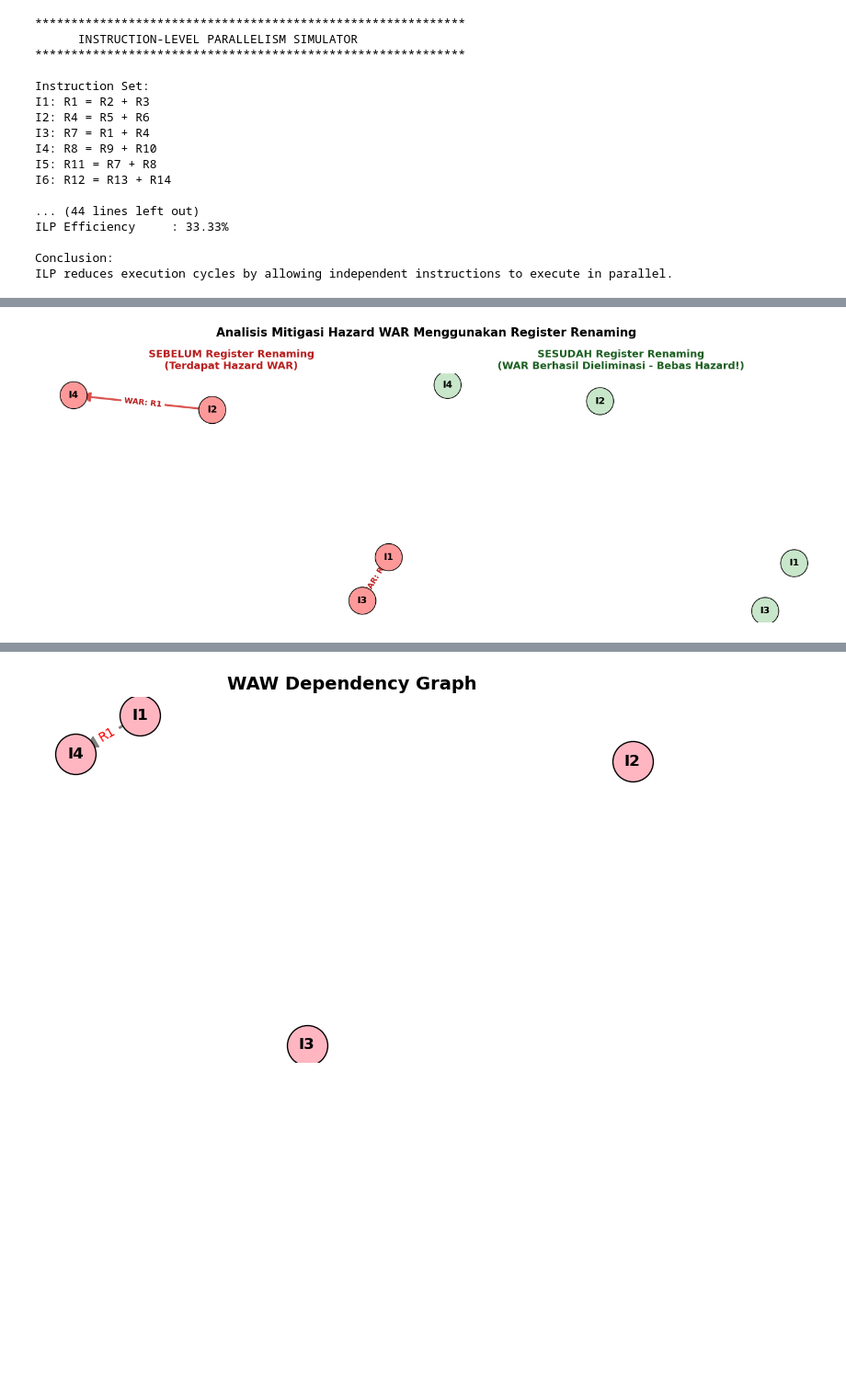
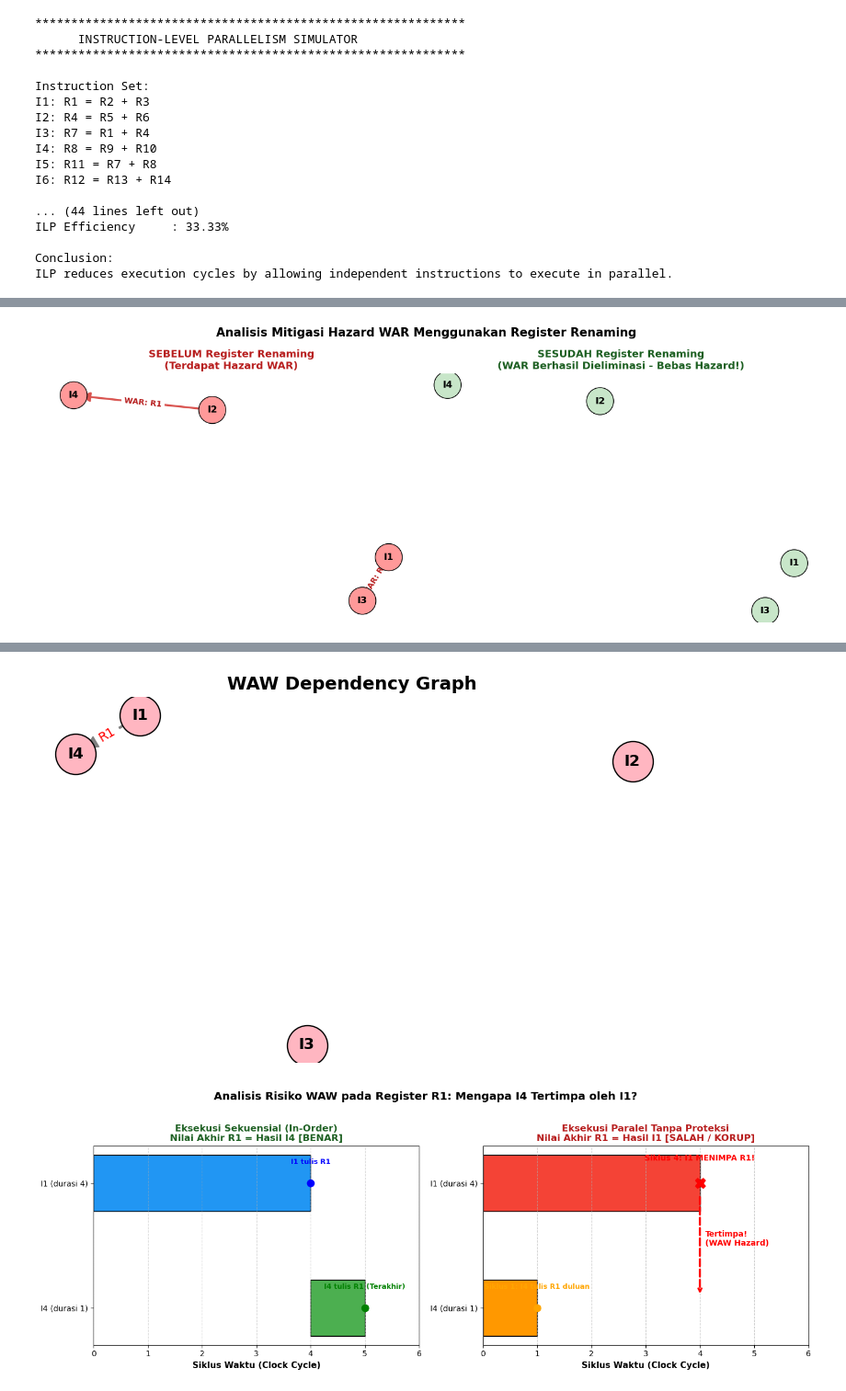
Before and after one commit to bintangmullyaa/Data-Hazard, a Jupyter notebook: ILP.ipynb, the cells around one changed output, grey strips where cells are left out. Shown at 92% size. Saved outputs shown, nothing was run; the diff lists cells and outputs as text; code cells hidden in the pictures; blank space fills up the shorter version.

```diff
--- a/ILP.ipynb
+++ b/ILP.ipynb
@@ -238,10 +238,10 @@ ILP Efficiency     : 33.33%
 Conclusion:
 ILP reduces execution cycles by allowing independent instructions to execute in parallel.
 # %%
+import copy
+from dataclasses import dataclass
 import matplotlib.pyplot as plt
 import networkx as nx
-from dataclasses import dataclass
-import copy
 
 @dataclass
 class Instruction:
@@ -298,31 +298,23 @@ def get_waw_dependencies(instructions):
 # -------------------------------------------------
 
 def apply_register_renaming_for_war(instructions):
-    """
-    Mengeliminasi WAR hazard dengan mengubah register tujuan yang berkonflik
-    (Register Renaming / Register Alias Table).
-    """
     renamed = [copy.deepcopy(inst) for inst in instructions]
     renamed_registers = {}
     rename_counter = 1
 
-    # Deteksi dependensi WAR
     war_deps = get_war_dependencies(renamed)
 
     for u_name, v_name, reg in war_deps:
         for idx in range(len(renamed)):
-            # Temukan instruksi v (penulis baru) yang memicu WAR pada register tersebut
             if renamed[idx].name == v_name and renamed[idx].destination == reg and (v_name, reg) not in renamed_registers:
                 new_reg = f"{reg}_renamed{rename_counter}"
                 renamed_registers[(v_name, reg)] = new_reg
                 renamed[idx].destination = new_reg
                 rename_counter += 1
 
-                # Perbarui instruksi berikutnya yang membaca hasil tulisan baru ini
                 for k in range(idx + 1, len(renamed)):
                     if reg in renamed[k].sources:
                         renamed[k].sources = [new_reg if s == reg else s for s in renamed[k].sources]
-                    # Hentikan jika register ditimpa kembali
                     if renamed[k].destination == reg:
                         break
 
@@ -357,12 +349,8 @@ def plot_dependency_graph(instructions, dep_type, dependencies, color):
     plt.show()
 
 def plot_war_comparison(orig_instructions, renamed_instructions, war_before, war_after):
-    """
-    Menampilkan grafik perbandingan SEBELUM vs SESUDAH Register Renaming pada WAR.
-    """
     fig, (ax1, ax2) = plt.subplots(1, 2, figsize=(14, 5.5))
 
-    # 1. Graf Sebelum Renaming
     G_before = nx.DiGraph()
     for inst in orig_instructions:
         G_before.add_node(inst.name)
@@ -383,7 +371,6 @@ def plot_war_comparison(orig_instructions, renamed_instructions, war_before, war
     ax1.set_title("SEBELUM Register Renaming\n(Terdapat Hazard WAR)", fontsize=13, fontweight='bold', color='#b71c1c')
     ax1.axis('off')
 
-    # 2. Graf Sesudah Renaming
     G_after = nx.DiGraph()
     for inst in renamed_instructions:
         G_after.add_node(inst.name)
@@ -404,6 +391,62 @@ def plot_war_comparison(orig_instructions, renamed_instructions, war_before, war
     ax2.axis('off')
 
     plt.suptitle("Analisis Mitigasi Hazard WAR Menggunakan Register Renaming", fontsize=15, fontweight='bold', y=0.98)
+    plt.tight_layout()
+    plt.show()
+
+# -------------------------------------------------
+# Visualisasi Timeline Risiko Hazard WAW
+# -------------------------------------------------
+
+def plot_waw_hazard_timeline(waw_deps):
+    """
+    Menampilkan diagram timeline eksekusi untuk menganalisis risiko WAW hazard
+    antara instruksi yang terdeteksi berkonflik.
+    """
+    u, v, reg = waw_deps[0]  # Contoh: ('I1', 'I4', 'R1')
+
+    fig, (ax1, ax2) = plt.subplots(1, 2, figsize=(14, 5))
+
+    # --- Plot 1: Eksekusi Sekuensial (In-Order / Aman) ---
+    ax1.barh(y=[f"{v} (durasi 1)", f"{u} (durasi 4)"], width=[1, 4], left=[4, 0],
+             color=['#4caf50', '#2196f3'], edgecolor='black', height=0.45)
+
+    ax1.plot(4, 1, marker='o', markersize=9, color='blue')
+    ax1.text(4, 1.15, f"{u} tulis {reg}", ha='center', fontsize=9, fontweight='bold', color='blue')
+
+    ax1.plot(5, 0, marker='o', markersize=9, color='green')
+    ax1.text(5, 0.15, f"{v} tulis {reg} (Terakhir)", ha='center', fontsize=9, fontweight='bold', color='green')
+
+    ax1.set_xlabel("Siklus Waktu (Clock Cycle)", fontsize=11, fontweight='bold')
+    ax1.set_title(f"Eksekusi Sekuensial (In-Order)\nNilai Akhir {reg} = Hasil {v} [BENAR]",
+                  fontsize=12, fontweight='bold', color='#1b5e20')
+    ax1.set_xlim(0, 6)
+    ax1.set_xticks(range(7))
+    ax1.grid(axis='x', linestyle='--', alpha=0.6)
+
+    # --- Plot 2: Eksekusi Paralel (Out-of-Order / Terjadi WAW Hazard) ---
+    ax2.barh(y=[f"{v} (durasi 1)", f"{u} (durasi 4)"], width=[1, 4], left=[0, 0],
+             color=['#ff9800', '#f44336'], edgecolor='black', height=0.45)
+
+    ax2.plot(1, 0, marker='o', markersize=9, color='orange')
+    ax2.text(1, 0.15, f"Siklus 1: {v} tulis {reg} duluan", ha='center', fontsize=9, fontweight='bold', color='orange')
+
+    ax2.plot(4, 1, marker='X', markersize=13, color='red')
+    ax2.text(4, 1.18, f"Siklus 4: {u} MENIMPA {reg}!", ha='center', fontsize=10, fontweight='bold', color='red')
+
+    ax2.annotate("", xy=(4, 0.1), xytext=(4, 0.9),
+                 arrowprops=dict(arrowstyle="->", color="red", lw=2.5, ls="--"))
+    ax2.text(4.1, 0.5, "Tertimpa!\n(WAW Hazard)", color='red', fontsize=10, fontweight='bold')
+
+    ax2.set_xlabel("Siklus Waktu (Clock Cycle)", fontsize=11, fontweight='bold')
+    ax2.set_title(f"Eksekusi Paralel Tanpa Proteksi\nNilai Akhir {reg} = Hasil {u} [SALAH / KORUP]",
+                  fontsize=12, fontweight='bold', color='#b71c1c')
+    ax2.set_xlim(0, 6)
+    ax2.set_xticks(range(7))
+    ax2.grid(axis='x', linestyle='--', alpha=0.6)
+
+    plt.suptitle(f"Analisis Risiko WAW pada Register {reg}: Mengapa {v} Tertimpa oleh {u}?",
+                 fontsize=14, fontweight='bold', y=1.02)
     plt.tight_layout()
     plt.show()
 
@@ -438,7 +481,6 @@ def run_comprehensive_analysis(instructions):
     else:
         print("  - Tidak ada dependensi WAR")
 
-    # Terapkan Register Renaming
     renamed_instructions, rename_map = apply_register_renaming_for_war(instructions)
 
     print("\n-> Menerapkan Register Renaming pada Instruksi yang Berkonflik:")
@@ -455,20 +497,31 @@ def run_comprehensive_analysis(instructions):
     print(f"\n-> Dependensi WAR Sesudah Renaming: {len(war_after)} dependensi.")
     print("   Kesimpulan: Hazard WAR berhasil dieliminasi sepenuhnya!")
 
-    # Tampilkan grafik komparasi Sebelum vs Sesudah
     plot_war_comparison(instructions, renamed_instructions, war_before, war_after)
 
-    # 3. WAW Dependencies
+    # 3. WAW Dependencies & Enhancement: Analisis Risiko & Timeline Hazard
     print("\n" + "=" * 65)
+    print("[3. WAW (Write After Write) - Output Dependency & Analisis Risiko]")
+    print("=" * 65)
     waw_deps = get_waw_dependencies(instructions)
-    print("\n[3. WAW (Write After Write) - Output Dependency]:")
     if waw_deps:
         for u, v, reg in waw_deps:
-            print(f"  - {v} dan {u} sama-sama menulis ke Register: {reg}")
+            print(f"  - Terdeteksi Konflik WAW: {v} dan {u} sama-sama menulis ke Register: {reg}")
+
+        u, v, reg = waw_deps[0]
+        print(f"\n-> Mengapa kondisi WAW ({u} vs {v}) ini berbahaya saat eksekusi paralel?")
+        print(f"   * Jika {u} butuh durasi lebih lama dari {v}, maka {v} akan selesai dan menulis duluan ke {reg}.")
+        print(f"   * Ketika {u} baru selesai belakangan, ia akan MENIMPA {reg}, sehingga nilai akhir menjadi salah!")
     else:
         print("  - Tidak ada dependensi WAW")
+
+    # Graf dependensi WAW
     plot_dependency_graph(instructions, "WAW", waw_deps, "lightpink")
 
+    # Visualisasi Timeline Edukatif Risiko Penimpaan WAW
+    if waw_deps:
+        plot_waw_hazard_timeline(waw_deps)
+
 run_comprehensive_analysis(instructions)
 # %% [output]
 =================================================================
@@ -506 +563,2 @@ run_comprehensive_analysis(instructions)
 [figure]
+[figure, added]
```
Also changed, not shown: parts of 1 cell of this notebook, 2 other files.
